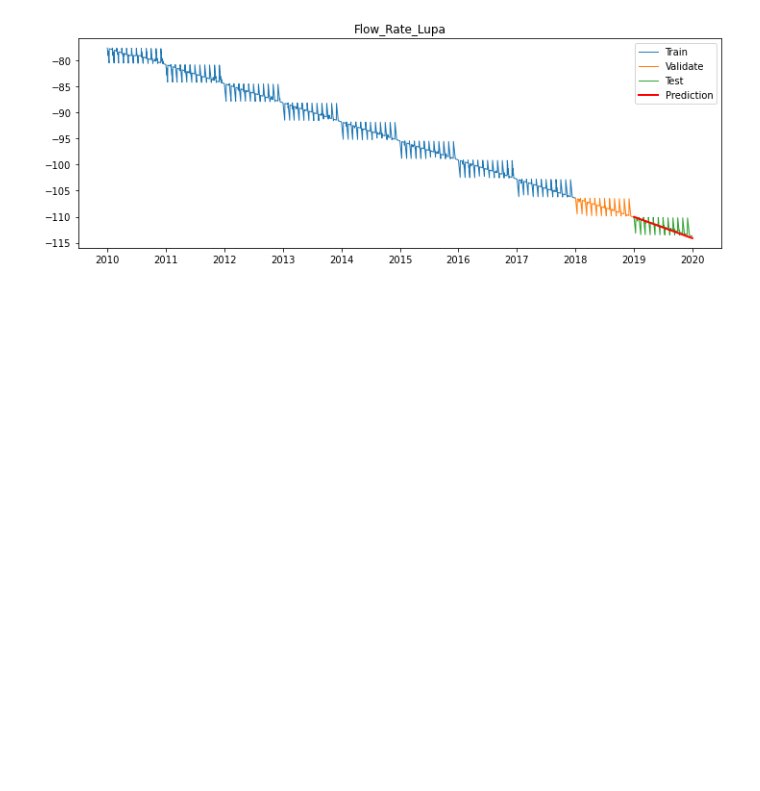
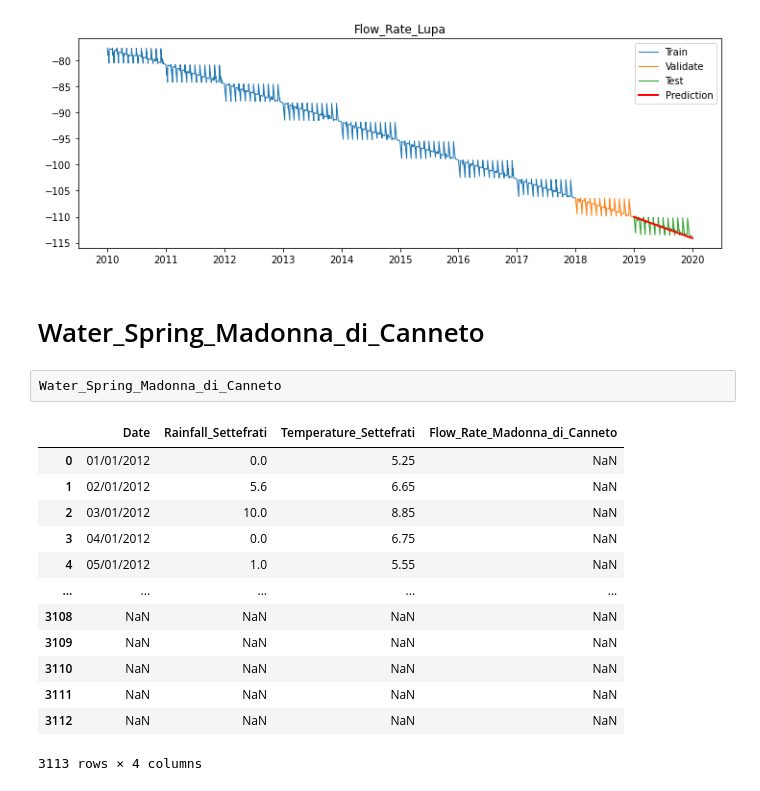
Before and after one commit to datastraine/kaggle, a Jupyter notebook: AceaSmart_Water_Analytics/acea-comp-explore.ipynb, the cells around one changed output. Drawn from its saved outputs; the diff is of its cells as text; blank space fills up the shorter version.

```diff
--- a/AceaSmart_Water_Analytics/acea-comp-explore.ipynb
+++ b/AceaSmart_Water_Analytics/acea-comp-explore.ipynb
@@ -494,3 +494,21 @@ yhat_df['Flow_Rate_Lupa'] = round(yhat_df, 2)
 plot_and_eval(target_var = 'Flow_Rate_Lupa')
 # %% [output]
 [figure]
+# %% [markdown]
+# Water_Spring_Madonna_di_Canneto
+# %%
+Water_Spring_Madonna_di_Canneto
+# %% [output]
+|  | Date | Rainfall_Settefrati | Temperature_Settefrati | Flow_Rate_Madonna_di_Canneto |
+| 0 | 01/01/2012 | 0.0 | 5.25 | NaN |
+| 1 | 02/01/2012 | 5.6 | 6.65 | NaN |
+| 2 | 03/01/2012 | 10.0 | 8.85 | NaN |
+| 3 | 04/01/2012 | 0.0 | 6.75 | NaN |
+| 4 | 05/01/2012 | 1.0 | 5.55 | NaN |
+| ... | ... | ... | ... | ... |
+| 3108 | NaN | NaN | NaN | NaN |
+| 3109 | NaN | NaN | NaN | NaN |
+| 3110 | NaN | NaN | NaN | NaN |
+| 3111 | NaN | NaN | NaN | NaN |
+| 3112 | NaN | NaN | NaN | NaN |
+3113 rows × 4 columns
```
Also changed, not shown: parts of 4 cells of this notebook.
